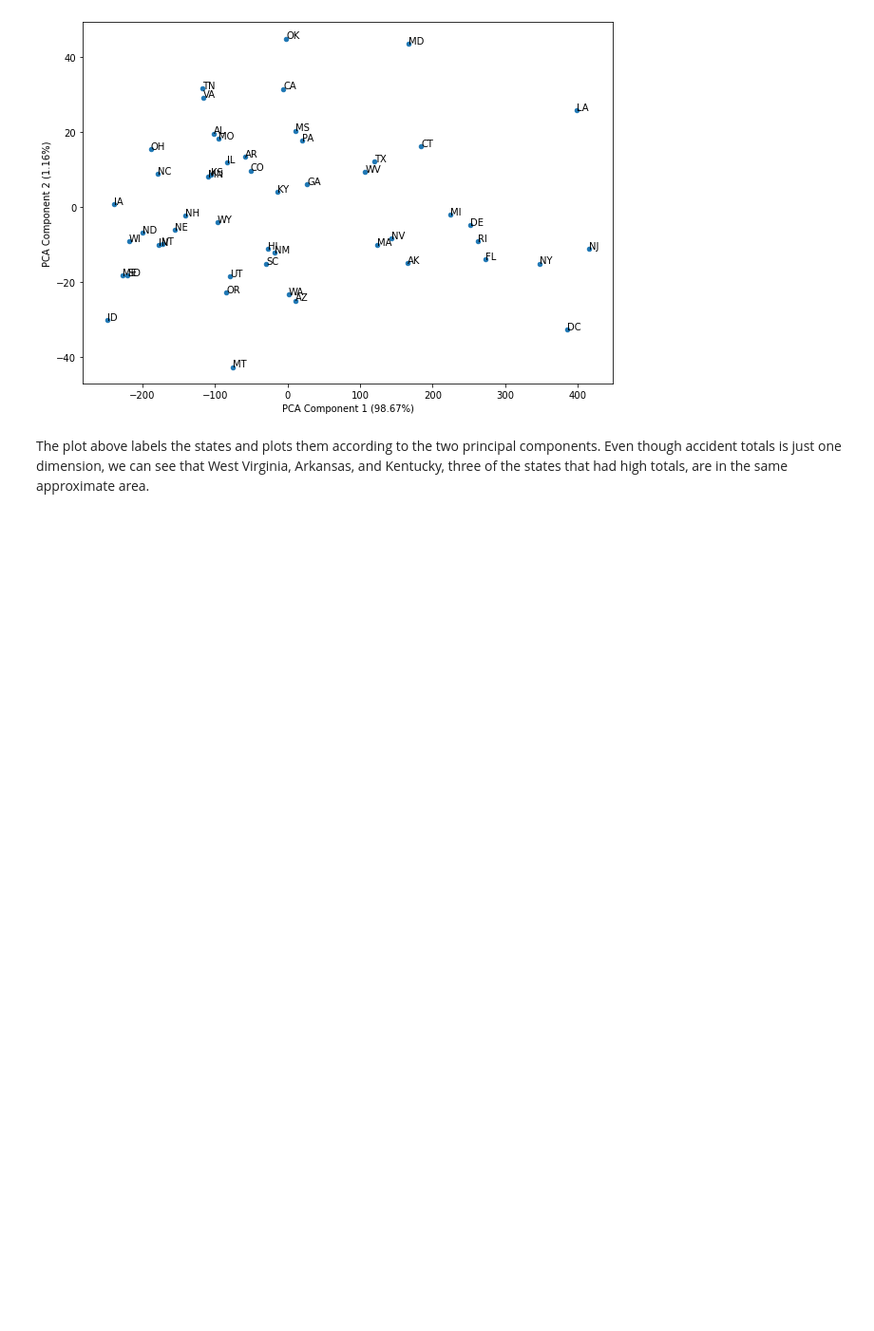
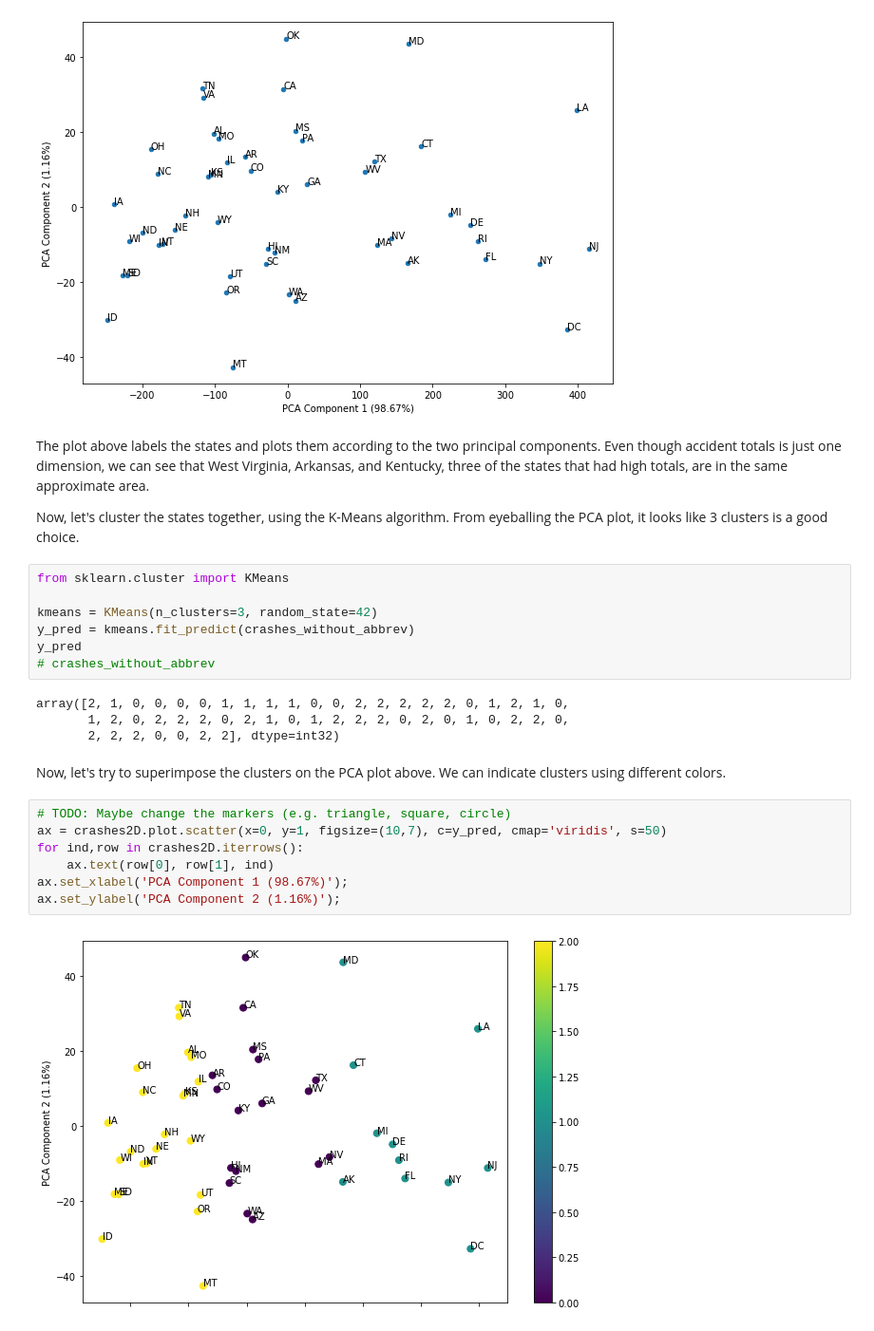
Before and after one commit to ahaldankar-vt/ahaldankar-vt.github.io, a Jupyter notebook: SampleBlog/posts/clustering/index.ipynb, the cells around one changed output. Shown at 95% size. Saved outputs shown, nothing was run; the diff lists cells and outputs as text; blank space fills up the shorter version.

Commit message:
Performed initial k-means clustering

```diff
--- a/SampleBlog/posts/clustering/index.ipynb
+++ b/SampleBlog/posts/clustering/index.ipynb
@@ -152,3 +152,27 @@ ax.set_ylabel('PCA Component 2 (1.16%)');
 [figure]
 # %% [markdown]
 The plot above labels the states and plots them according to the two principal components. Even though accident totals is just one dimension, we can see that West Virginia, Arkansas, and Kentucky, three of the states that had high totals, are in the same approximate area.
+
+Now, let's cluster the states together, using the K-Means algorithm. From eyeballing the PCA plot, it looks like 3 clusters is a good choice.
+# %%
+from sklearn.cluster import KMeans
+
+kmeans = KMeans(n_clusters=3, random_state=42)
+y_pred = kmeans.fit_predict(crashes_without_abbrev)
+y_pred
+# crashes_without_abbrev
+# %% [output]
+array([2, 1, 0, 0, 0, 0, 1, 1, 1, 1, 0, 0, 2, 2, 2, 2, 2, 0, 1, 2, 1, 0,
+       1, 2, 0, 2, 2, 2, 0, 2, 1, 0, 1, 2, 2, 2, 0, 2, 0, 1, 0, 2, 2, 0,
+       2, 2, 2, 0, 0, 2, 2], dtype=int32)
+# %% [markdown]
+Now, let's try to superimpose the clusters on the PCA plot above. We can indicate clusters using different colors.
+# %%
+# TODO: Maybe change the markers (e.g. triangle, square, circle)
+ax = crashes2D.plot.scatter(x=0, y=1, figsize=(10,7), c=y_pred, cmap='viridis', s=50)
+for ind,row in crashes2D.iterrows():
+    ax.text(row[0], row[1], ind)
+ax.set_xlabel('PCA Component 1 (98.67%)');
+ax.set_ylabel('PCA Component 2 (1.16%)');
+# %% [output]
+[figure, added]
```
Also changed, not shown: parts of 1 cell of this notebook.
